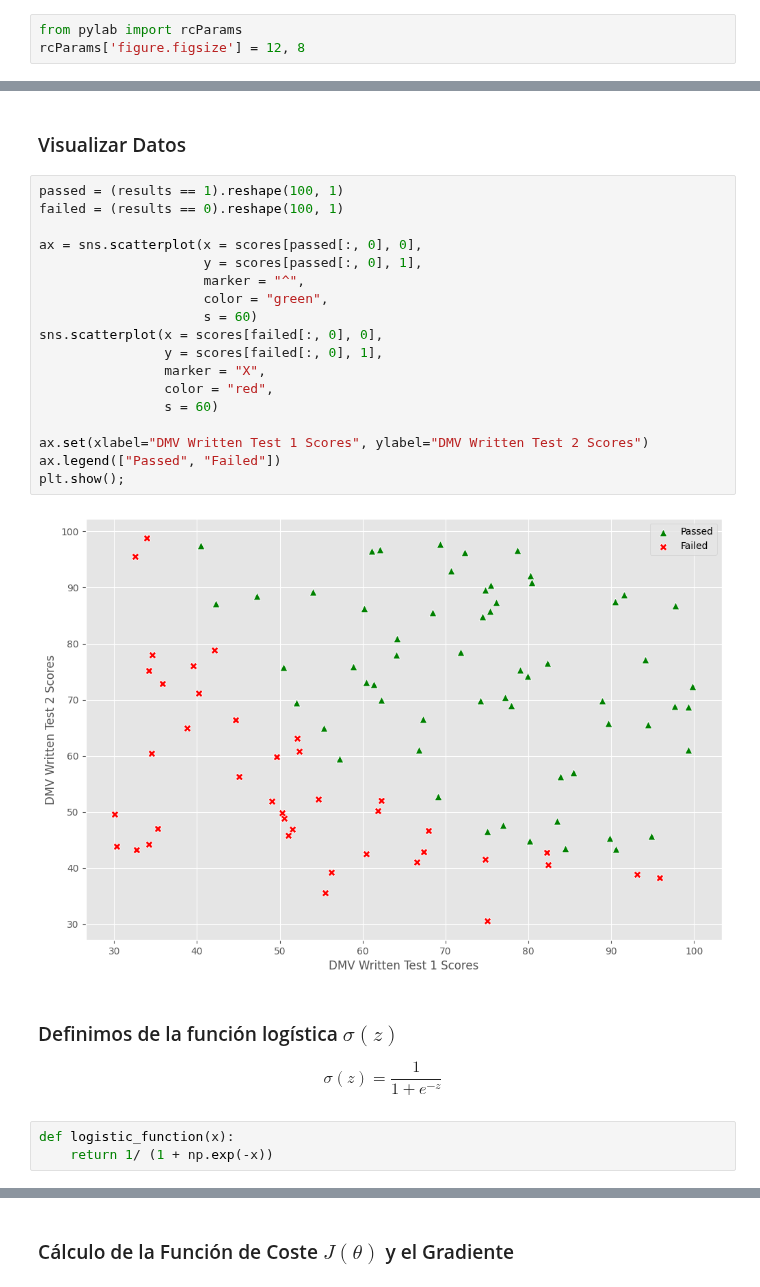
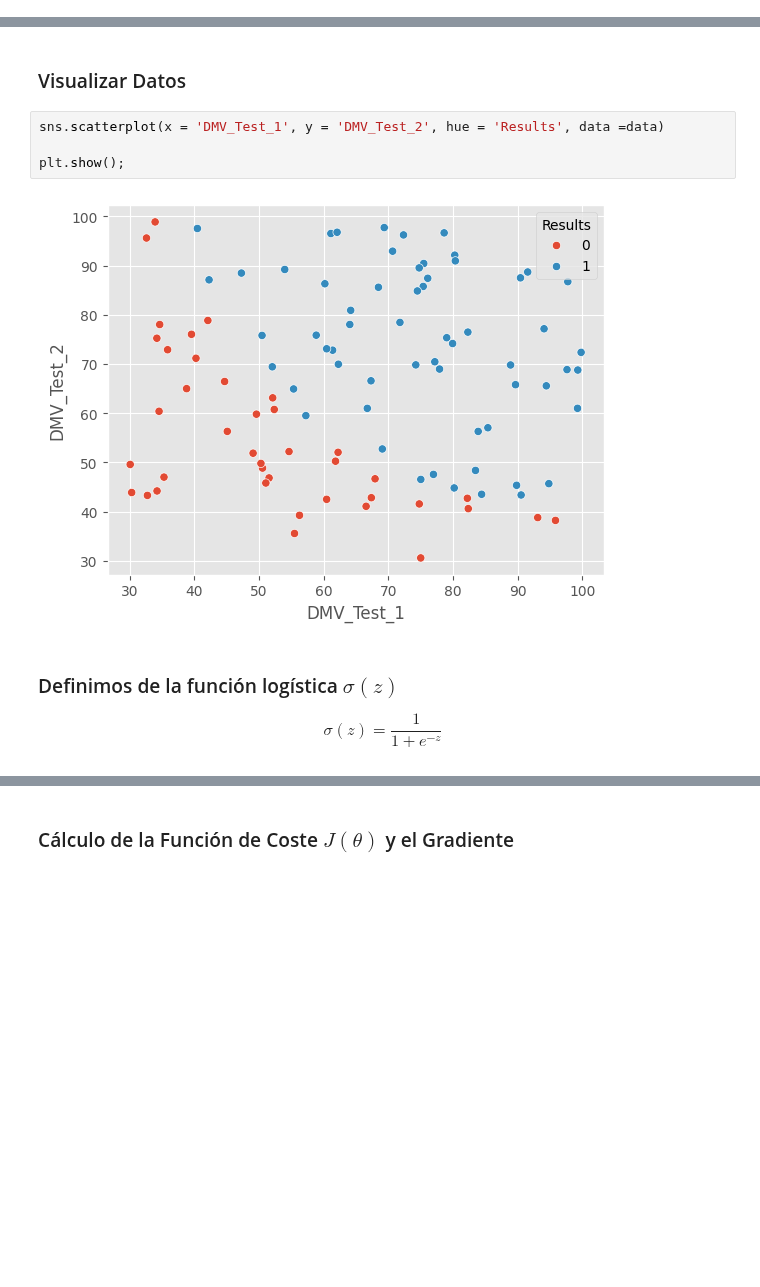
Before and after one commit to gachet/ad-1-24, a Jupyter notebook: LOG/pruebas-logistic_regression_numpy.ipynb, the cells around one changed output, grey strips where cells are left out. Drawn from its saved outputs; the diff is of its cells as text; blank space fills up the shorter version.

```diff
--- a/LOG/pruebas-logistic_regression_numpy.ipynb
+++ b/LOG/pruebas-logistic_regression_numpy.ipynb
@@ -11,9 +11,6 @@ import seaborn as sns
 import pandas as pd
 plt.style.use("ggplot")
 %matplotlib inline
-# %%
-from pylab import rcParams
-rcParams['figure.figsize'] = 12, 8
 # %%
 data = pd.read_csv("https://drive.google.com/uc?id=1fMmyhTvj8RAJxMdFtI7zB5j8egQKx30O")
 data.head()
@@ -42,30 +39,13 @@ scores = data[['DMV_Test_1', 'DMV_Test_2']].values
 results = data['Results'].values
 # %% [markdown]
 ### Visualizar Datos
-# %%
-passed = (results == 1).reshape(100, 1)
-failed = (results == 0).reshape(100, 1)
-
-ax = sns.scatterplot(x = scores[passed[:, 0], 0],
-                     y = scores[passed[:, 0], 1],
-                     marker = "^",
-                     color = "green",
-                     s = 60)
-sns.scatterplot(x = scores[failed[:, 0], 0],
-                y = scores[failed[:, 0], 1],
-                marker = "X",
-                color = "red",
-                s = 60)
-
-ax.set(xlabel="DMV Written Test 1 Scores", ylabel="DMV Written Test 2 Scores")
-ax.legend(["Passed", "Failed"])
-plt.show();
-# %% [output]
-[figure, removed]
+# %%
+sns.scatterplot(x = 'DMV_Test_1', y = 'DMV_Test_2', hue = 'Results', data =data)
+
+plt.show();
+# %% [output]
+[figure, added]
 # %% [markdown]
 ### Definimos de la función logística $\sigma(z)$
 
 $$ \sigma(z) = \frac{1}{1+e^{-z}}$$
-# %%
-def logistic_function(x):
-    return 1/ (1 + np.exp(-x))
```
Also changed, not shown: parts of 18 cells of this notebook.
